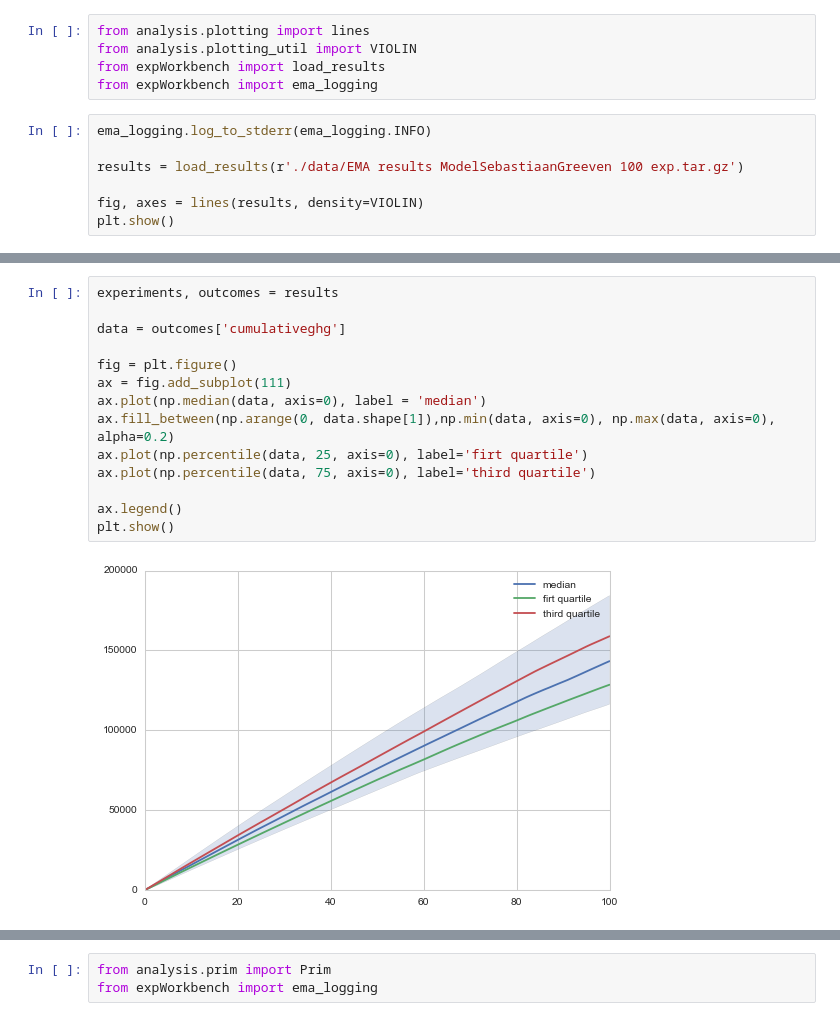
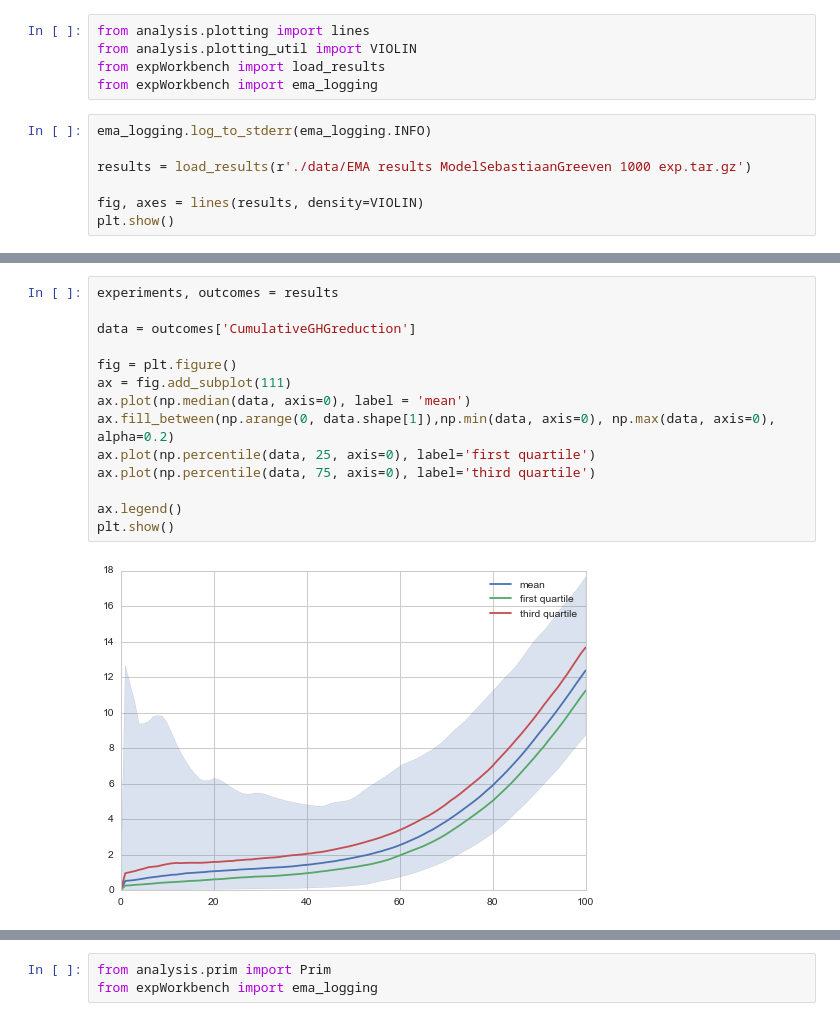
Before and after one commit to sgreeven/msc_thesis_work, a Jupyter notebook: src/first_analysis.ipynb, the cells around one changed output, grey strips where cells are left out. Saved outputs shown, nothing was run; the diff lists cells and outputs as text.

```diff
--- a/src/first_analysis.ipynb
+++ b/src/first_analysis.ipynb
@@ -65,7 +76,7 @@ from expWorkbench import ema_logging
 # %%
 ema_logging.log_to_stderr(ema_logging.INFO)
 
-results = load_results(r'./data/EMA results ModelSebastiaanGreeven 100 exp.tar.gz')
+results = load_results(r'./data/EMA results ModelSebastiaanGreeven 1000 exp.tar.gz')
 
 fig, axes = lines(results, density=VIOLIN)
 plt.show()
@@ -75,19 +91,19 @@ plt.show()
 # %%
 experiments, outcomes = results
 
-data = outcomes['cumulativeghg']
+data = outcomes['CumulativeGHGreduction']
 
 fig = plt.figure()
 ax = fig.add_subplot(111)
-ax.plot(np.median(data, axis=0), label = 'median')
+ax.plot(np.median(data, axis=0), label = 'mean')
 ax.fill_between(np.arange(0, data.shape[1]),np.min(data, axis=0), np.max(data, axis=0), alpha=0.2)
-ax.plot(np.percentile(data, 25, axis=0), label='firt quartile')
+ax.plot(np.percentile(data, 25, axis=0), label='first quartile')
 ax.plot(np.percentile(data, 75, axis=0), label='third quartile')
 
 ax.legend()
 plt.show()
 # %% [output]
-[figure, old version]
+[figure, new version]
 # %%
 nr_replications = data.shape[0]
 
```
Also changed, not shown: parts of 22 cells of this notebook, 5 other files.
